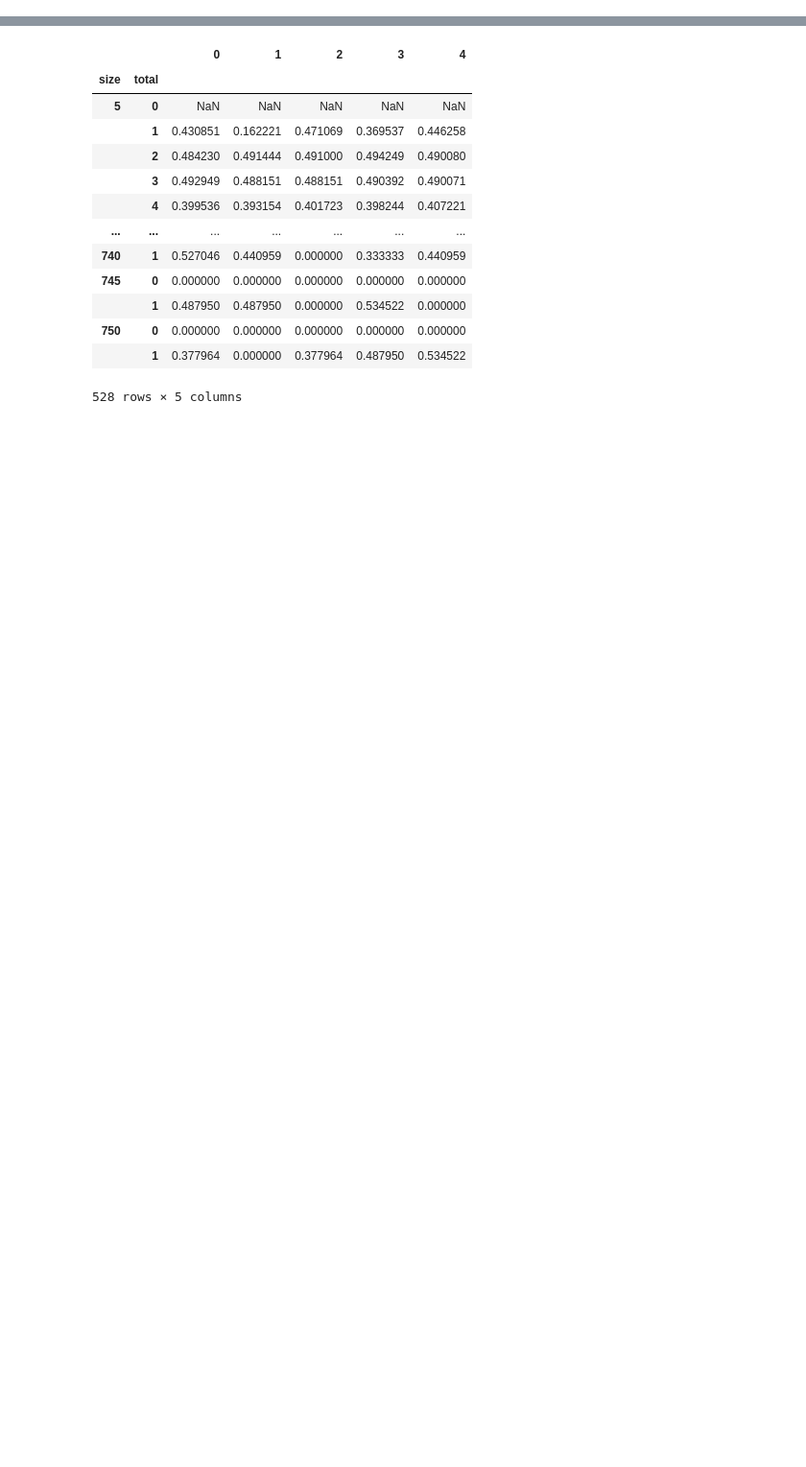
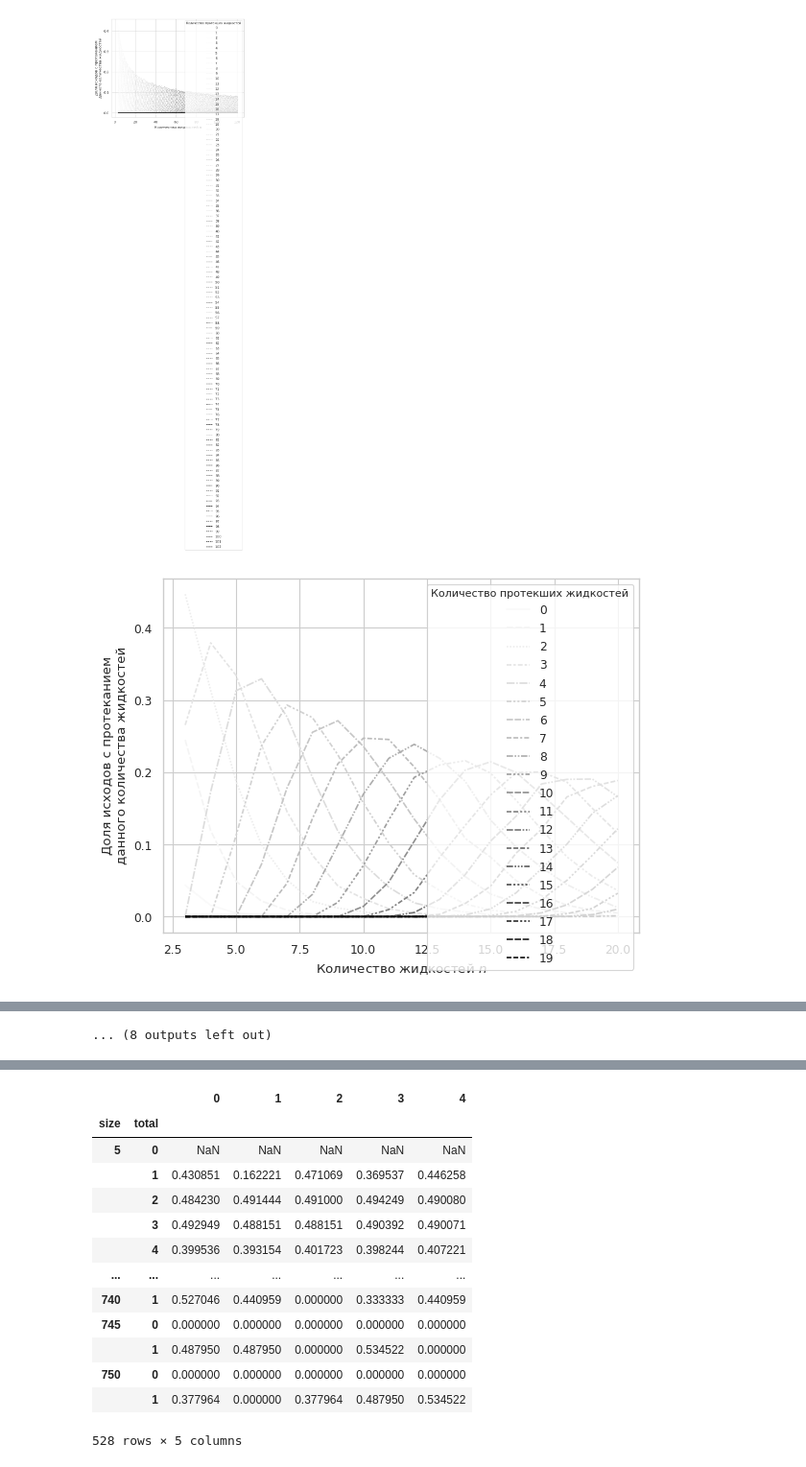
Before and after one commit to m-fedorov-s/percolation-of-n-fluids, a Jupyter notebook: analyze_data.ipynb, the cells around one changed output, grey strips where cells are left out. Shown at 96% size. Drawn from its saved outputs; the diff is of its cells as text; code cells hidden in the pictures; blank space fills up the shorter version.

```diff
--- a/analyze_data.ipynb
+++ b/analyze_data.ipynb
@@ -48,0 +57,17 @@ sns.lineplot(data=data[(data['size'] == 100)].groupby("total_liquids")["percolat
+# %%
+for hex_size in sorted(data['size'].unique()):
+    if (hex_size % 100) != 0:
+        continue
+#     plt.figure(figsize=(16, 6))
+    sns.lineplot(data=data[data['size'] == hex_size].groupby('total_liquids')["percolated_liquids"].value_counts(normalize=True).unstack().fillna(0),
+                 palette=('Greys'))
+    plt.ylabel('Доля исходов с протеканием\nданного количества жидкостей')
+    plt.xlabel('Количество жидкостей $n$')
+    plt.legend(title="Количество протекших жидкостей", title_fontsize="small")
+#     plt.ylabel('Probability of a given number of liquids to percolate')
+#     plt.xlabel('Size s of hexagon')
+#     plt.savefig(f'./output_images/percolation__liquids={liquid}.pdf', format="pdf")
+    plt.show()
+# %% [output]
+[figure, added]
+[figure, added]
@@ -48,0 +84 @@ sns.lineplot(data=data[(data['size'] == 100)].groupby("total_liquids")["percolat
+... (8 outputs left out)
```
Also changed, not shown: parts of 10 cells of this notebook.
